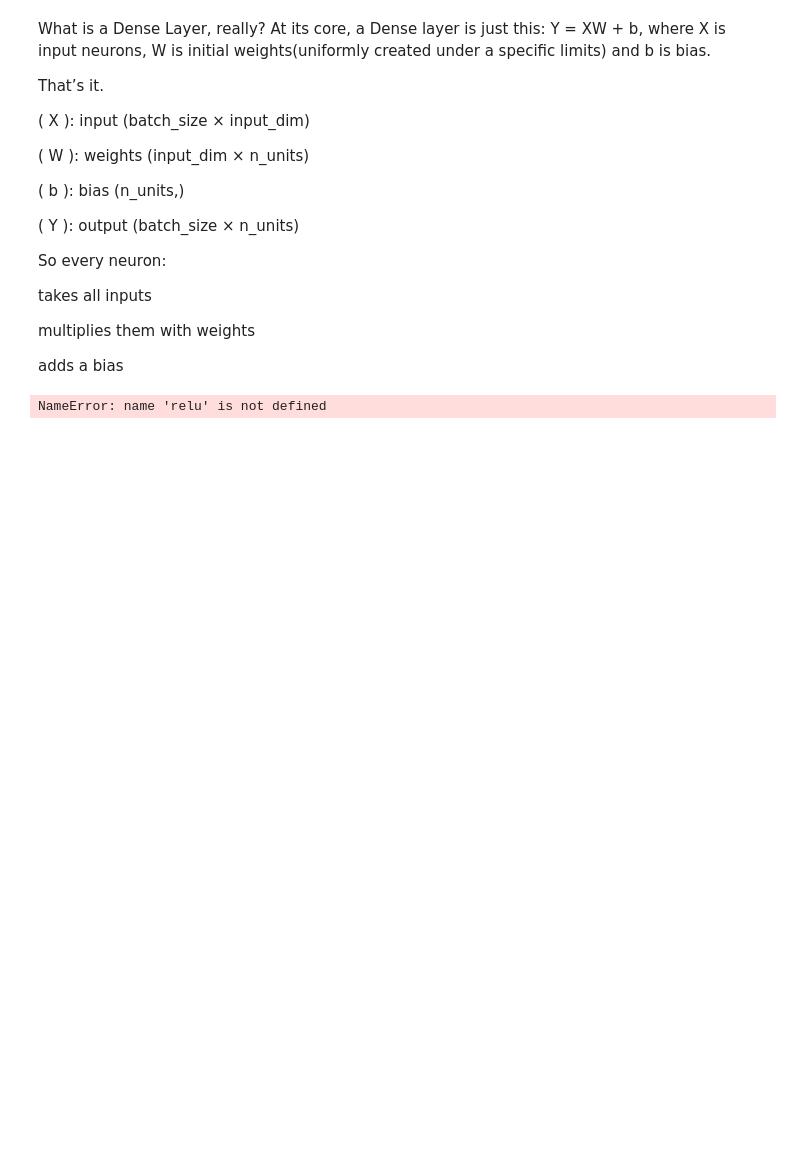
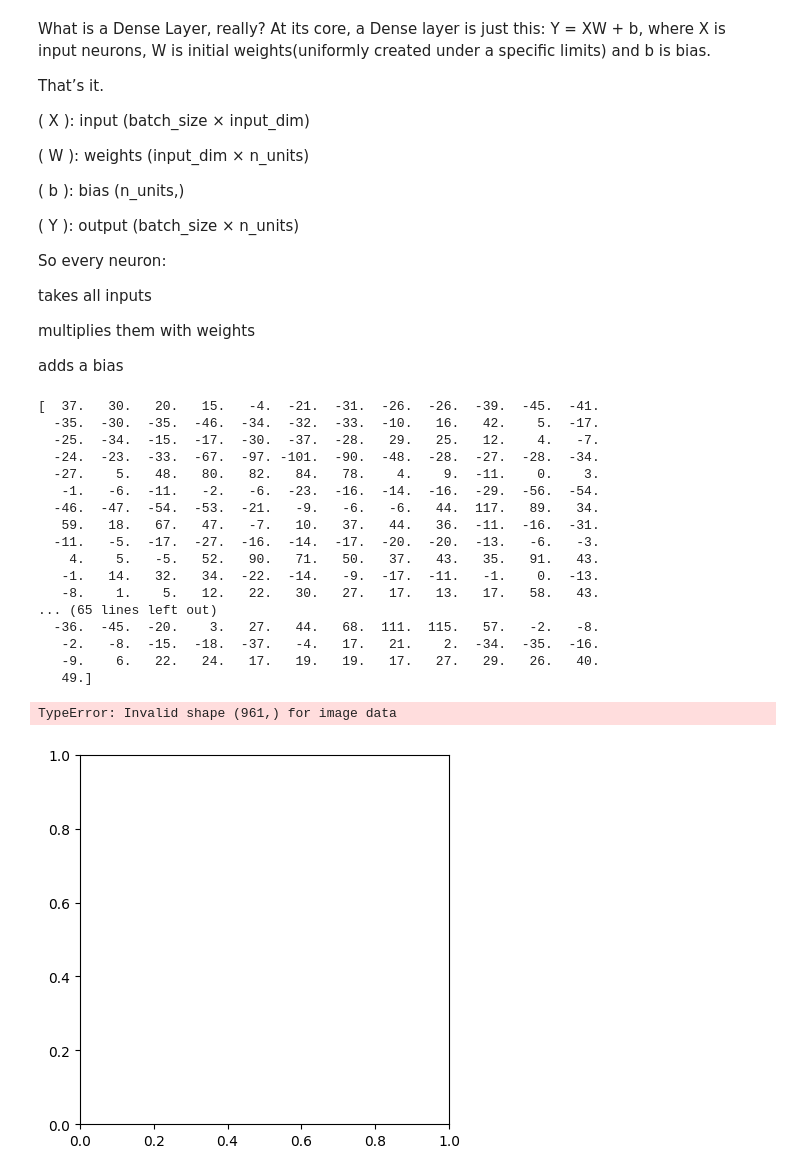
Before and after one commit to CiaraAMolloy/CNN_BIRD, a Jupyter notebook: Note.ipynb, the cells around one changed output. Saved outputs shown, nothing was run; the diff lists cells and outputs as text; code cells hidden in the pictures; blank space fills up the shorter version.

```diff
--- a/Note.ipynb
+++ b/Note.ipynb
@@ -42,6 +42,9 @@ for k in range(ans_xy):
                 temp=Greyscale[k+i][c+j]*Convo_arr_new[i][j]
                 Total+=temp
                 #print (temp)
+        if (Total<0):
+            Total=Total*0.01
+
         ans[k][c]=Total
 
 plt.imshow(ans,interpolation='nearest')
@@ -83,6 +75,9 @@ for i in range(0,ans_xy,2) :
             biggest=ans[i][j+1]
         if(biggest<ans[i+1][j+1]):
             biggest=ans[i+1][j+1]
+        if biggest<0:
+            biggest*0.01
+
         pooled[int(i/2)][int(j/2)]=biggest
 plt.imshow(pooled,interpolation='nearest')
 # %% [output]
@@ -120,11 +115,30 @@ adds a bias
 # %%
 
 dense=pooled.flatten()
-relu=0
+
 
 for i in dense:
-    relu+=max(i,0)
+    max(i,0)
+print(dense)
 
-print(relu)
+plt.imshow(dense,interpolation='nearest')
 # %% [output]
-NameError: name 'relu' is not defined
+[  37.   30.   20.   15.   -4.  -21.  -31.  -26.  -26.  -39.  -45.  -41.
+  -35.  -30.  -35.  -46.  -34.  -32.  -33.  -10.   16.   42.    5.  -17.
+  -25.  -34.  -15.  -17.  -30.  -37.  -28.   29.   25.   12.    4.   -7.
+  -24.  -23.  -33.  -67.  -97. -101.  -90.  -48.  -28.  -27.  -28.  -34.
+  -27.    5.   48.   80.   82.   84.   78.    4.    9.  -11.    0.    3.
+   -1.   -6.  -11.   -2.   -6.  -23.  -16.  -14.  -16.  -29.  -56.  -54.
+  -46.  -47.  -54.  -53.  -21.   -9.   -6.   -6.   44.  117.   89.   34.
+   59.   18.   67.   47.   -7.   10.   37.   44.   36.  -11.  -16.  -31.
+  -11.   -5.  -17.  -27.  -16.  -14.  -17.  -20.  -20.  -13.   -6.   -3.
+    4.    5.   -5.   52.   90.   71.   50.   37.   43.   35.   91.   43.
+   -1.   14.   32.   34.  -22.  -14.   -9.  -17.  -11.   -1.    0.  -13.
+   -8.    1.    5.   12.   22.   30.   27.   17.   13.   17.   58.   43.
+... (65 lines left out)
+  -36.  -45.  -20.    3.   27.   44.   68.  111.  115.   57.   -2.   -8.
+   -2.   -8.  -15.  -18.  -37.   -4.   17.   21.    2.  -34.  -35.  -16.
+   -9.    6.   22.   24.   17.   19.   19.   17.   27.   29.   26.   40.
+   49.]
+TypeError: Invalid shape (961,) for image data
+[figure, added]
```
Also changed, not shown: parts of 1 cell of this notebook.
